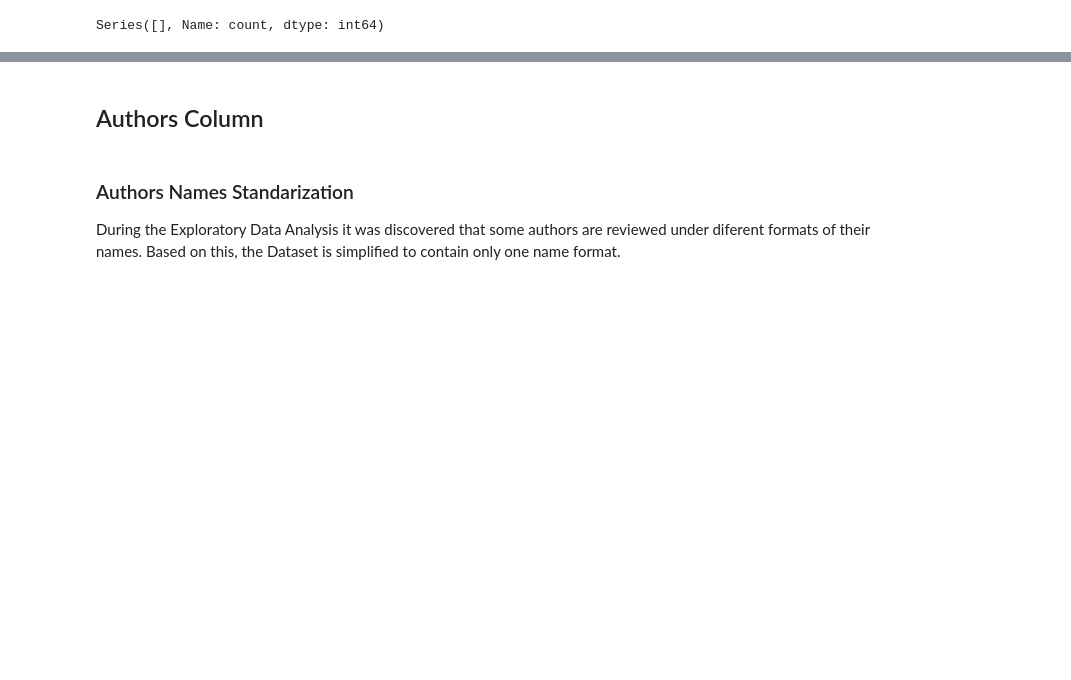
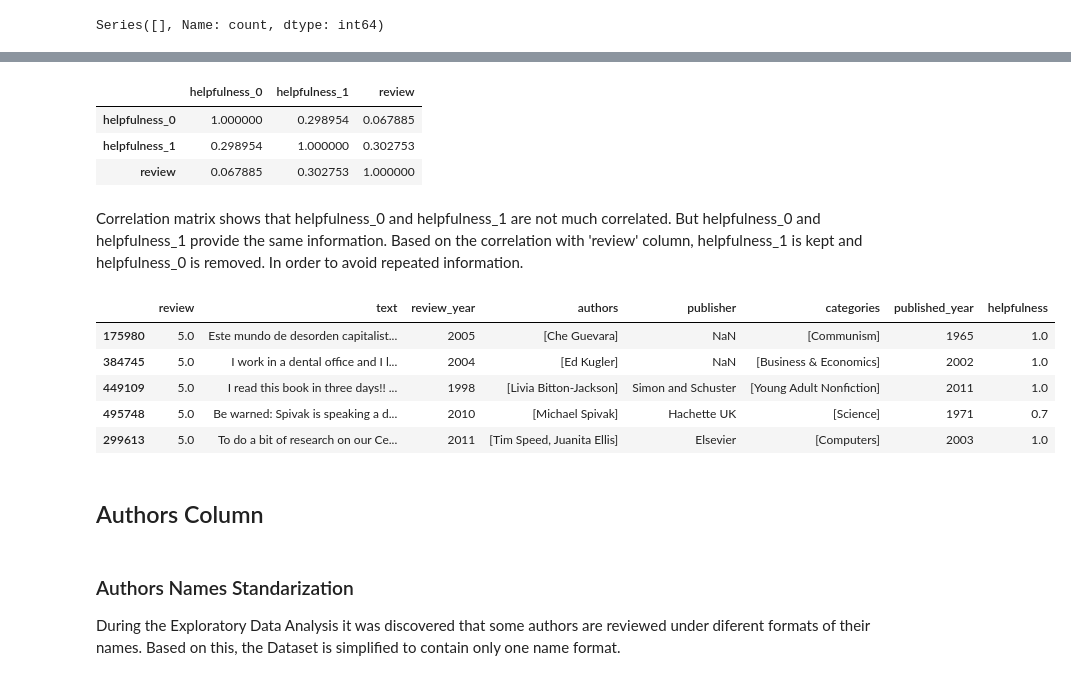
Before and after one commit to arnaldochm/final_project_nlp, a Jupyter notebook: notebooks/notebook_Data_Cleaning.ipynb, the cells around one changed output, grey strips where cells are left out. Drawn from its saved outputs; the diff is of its cells as text; code cells hidden in the pictures; blank space fills up the shorter version.

```diff
--- a/notebooks/notebook_Data_Cleaning.ipynb
+++ b/notebooks/notebook_Data_Cleaning.ipynb
@@ -253,7 +242,7 @@ dtype: int64
 #CLEAN THE DATASETS
 # %%
 #As both datasets are going to be merged by Title, Rows with Null Title are removed.
-df_rating_processed = df_rating_processed.dropna(subset=['title', 'text'], how='any')
+df_rating_processed = df_rating_processed.dropna(subset=['text'], how='any')
 
 df_data_processed = df_data_processed.dropna(subset=['title'])
 
@@ -442,3 +433,5 @@ memory usage: 223.8+ MB
+# %%
+df_all_data_processed = df_all_data_processed.drop(['title'], axis=1)
 # %%
 df_all_data_processed.sample(10)
 # %% [output]
@@ -570,5 +559,5 @@ df_all_data_filtered_processed.sample(10)
 # %%
-df_all_data_filtered_processed = df_all_data_filtered_processed.drop_duplicates(subset=['title','user_id', 'review', 'text'])
+df_all_data_filtered_processed = df_all_data_filtered_processed.drop_duplicates(subset=['review', 'text'])
 df_all_data_filtered_processed.reset_index(drop=True, inplace=True)
 df_all_data_filtered_processed.info()
 # %% [output]
@@ -674,6 +662,29 @@ min           0.000000
 75%           1.000000
 max           1.000000
 Name: helpfulness_0, dtype: float64
+# %%
+#Correlation Analysis
+df_all_data_filtered_processed[['helpfulness_0','helpfulness_1','review']].corr().style.background_gradient(cmap='Blues')
+# %% [output]
+|  | helpfulness_0 | helpfulness_1 | review |
+| helpfulness_0 | 1.000000 | 0.298954 | 0.067885 |
+| helpfulness_1 | 0.298954 | 1.000000 | 0.302753 |
+| review | 0.067885 | 0.302753 | 1.000000 |
+# %% [markdown]
+Correlation matrix shows that helpfulness_0 and helpfulness_1 are not much correlated. But helpfulness_0 and helpfulness_1 provide the same information. Based on the correlation with 'review' column, helpfulness_1 is kept and helpfulness_0 is removed. In order to avoid repeated information.
+# %%
+df_all_data_filtered_processed = df_all_data_filtered_processed.drop(['helpfulness_0'], axis=1)
+# %%
+df_all_data_filtered_processed['helpfulness'] = df_all_data_filtered_processed['helpfulness_1']
+df_all_data_filtered_processed = df_all_data_filtered_processed.drop(['helpfulness_1'], axis=1)
+df_all_data_filtered_processed.sample(5)
+# %% [output]
+|  | review | text | review_year | authors | publisher | categories | published_year | helpfulness |
+| 175980 | 5.0 | Este mundo de desorden capitalist... | 2005 | [Che Guevara] | NaN | [Communism] | 1965 | 1.0 |
+| 384745 | 5.0 | I work in a dental office and I l... | 2004 | [Ed Kugler] | NaN | [Business & Economics] | 2002 | 1.0 |
+| 449109 | 5.0 | I read this book in three days!! ... | 1998 | [Livia Bitton-Jackson] | Simon and Schuster | [Young Adult Nonfiction] | 2011 | 1.0 |
+| 495748 | 5.0 | Be warned: Spivak is speaking a d... | 2010 | [Michael Spivak] | Hachette UK | [Science] | 1971 | 0.7 |
+| 299613 | 5.0 | To do a bit of research on our Ce... | 2011 | [Tim Speed, Juanita Ellis] | Elsevier | [Computers] | 2003 | 1.0 |
 # %% [markdown]
 ## Authors Column
 # %% [markdown]
```
Also changed, not shown: parts of 86 cells of this notebook.
